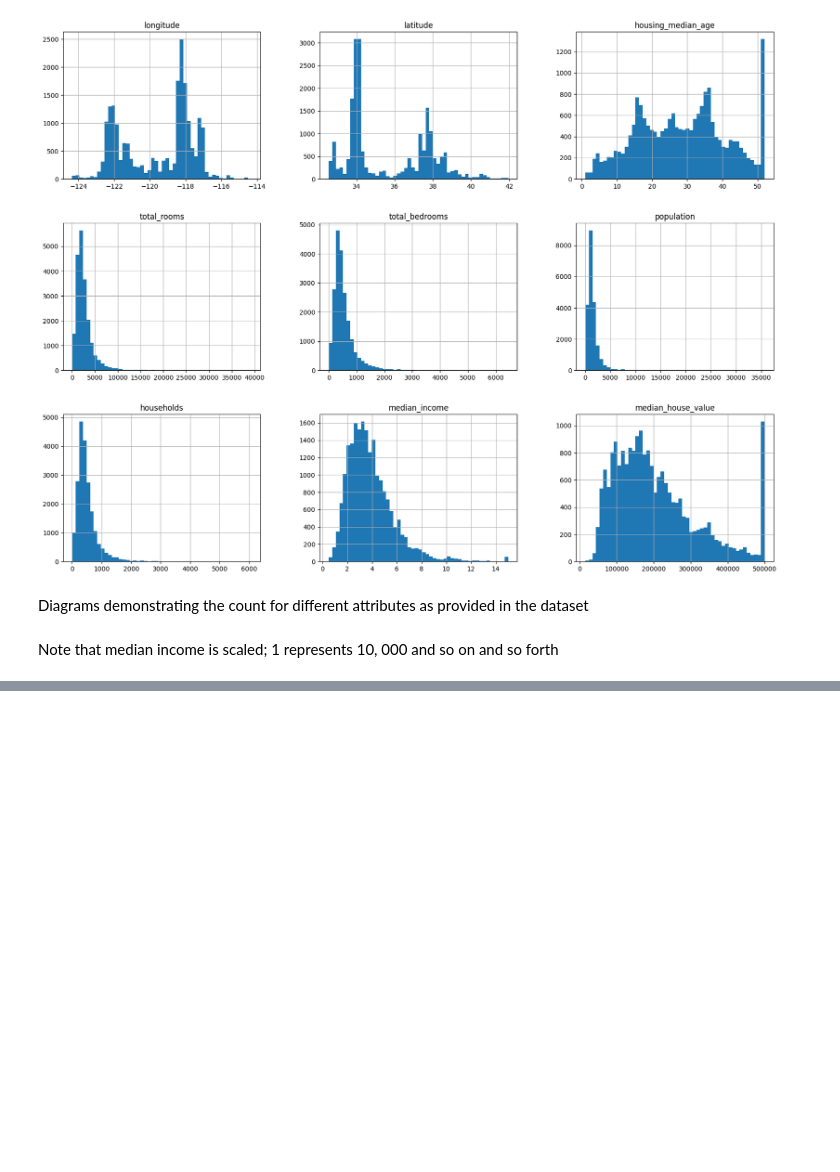
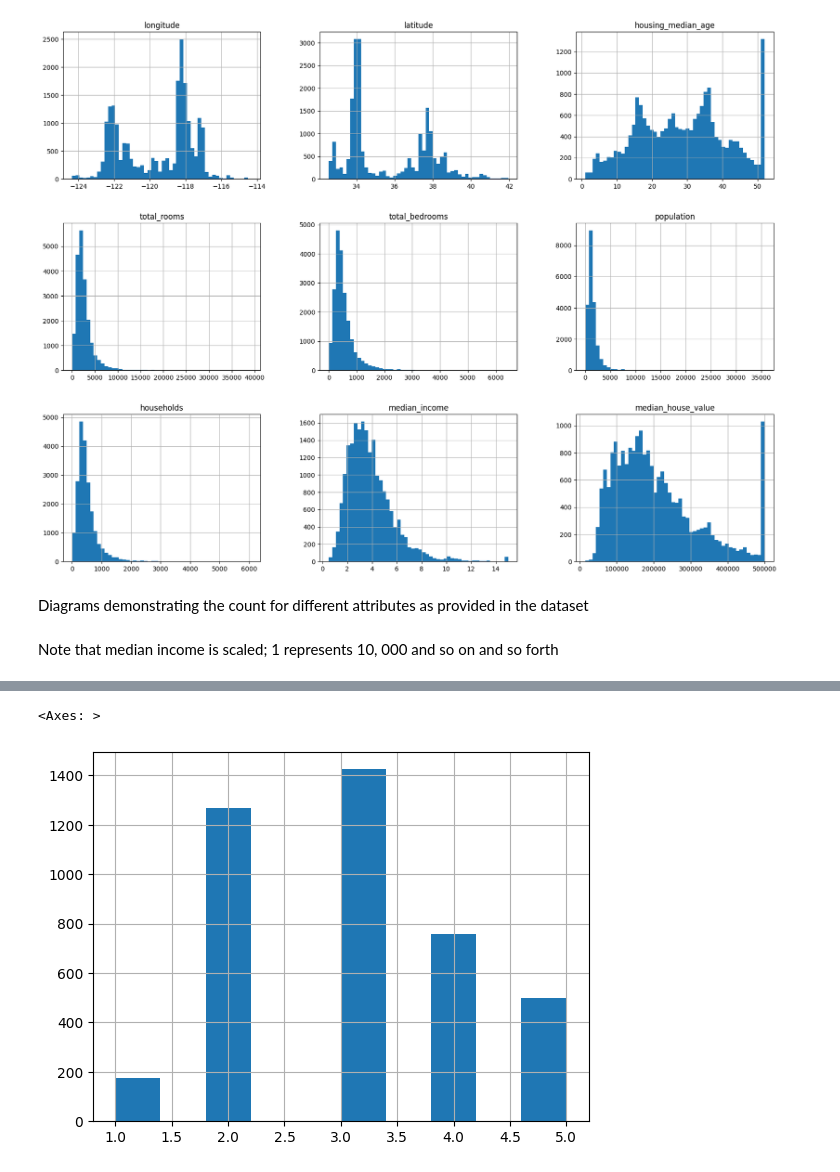
Before and after one commit to ChloeW125/MLPredictionModel, a Jupyter notebook: Housing Data Manip.ipynb, the cells around one changed output, grey strips where cells are left out. Saved outputs shown, nothing was run; the diff lists cells and outputs as text; code cells hidden in the pictures; blank space fills up the shorter version.

```diff
--- a/Housing Data Manip.ipynb
+++ b/Housing Data Manip.ipynb
@@ -95,0 +110,11 @@ train_set, test_set = train_test_split(housing, test_size=0.2, random_state=42)
+# %%
+# Split test data set into 5 income category intervals to see spread of median income
+test_set["income_cat"] = pd.cut(test_set["median_income"],
+                               bins=[0., 1.5, 3.0, 4.5, 6., np.inf],
+                               labels=[1, 2, 3, 4, 5])
+
+# Display results in histogram
+test_set["income_cat"].hist()
+# %% [output]
+<Axes: >
+[figure, added]
```
Also changed, not shown: parts of 9 cells of this notebook.
